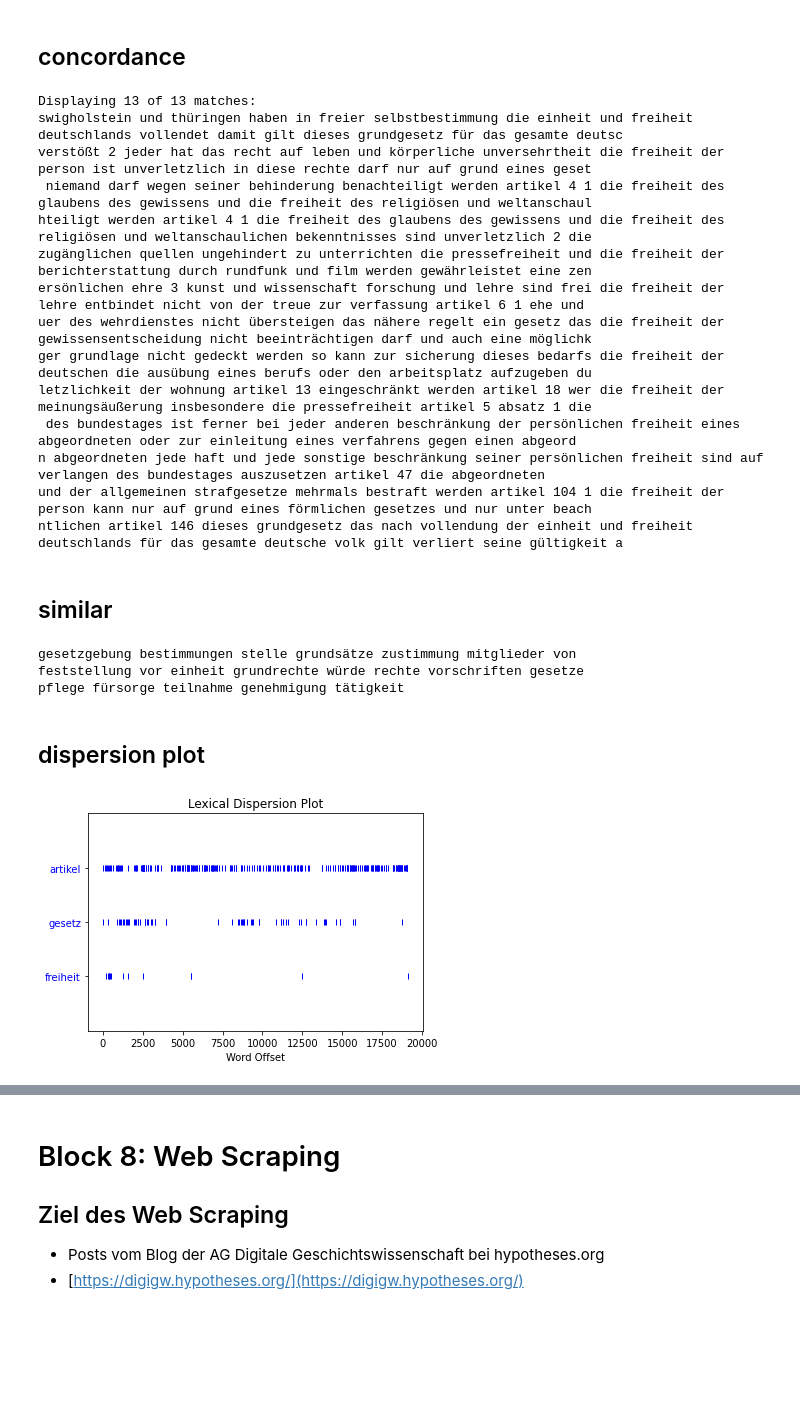
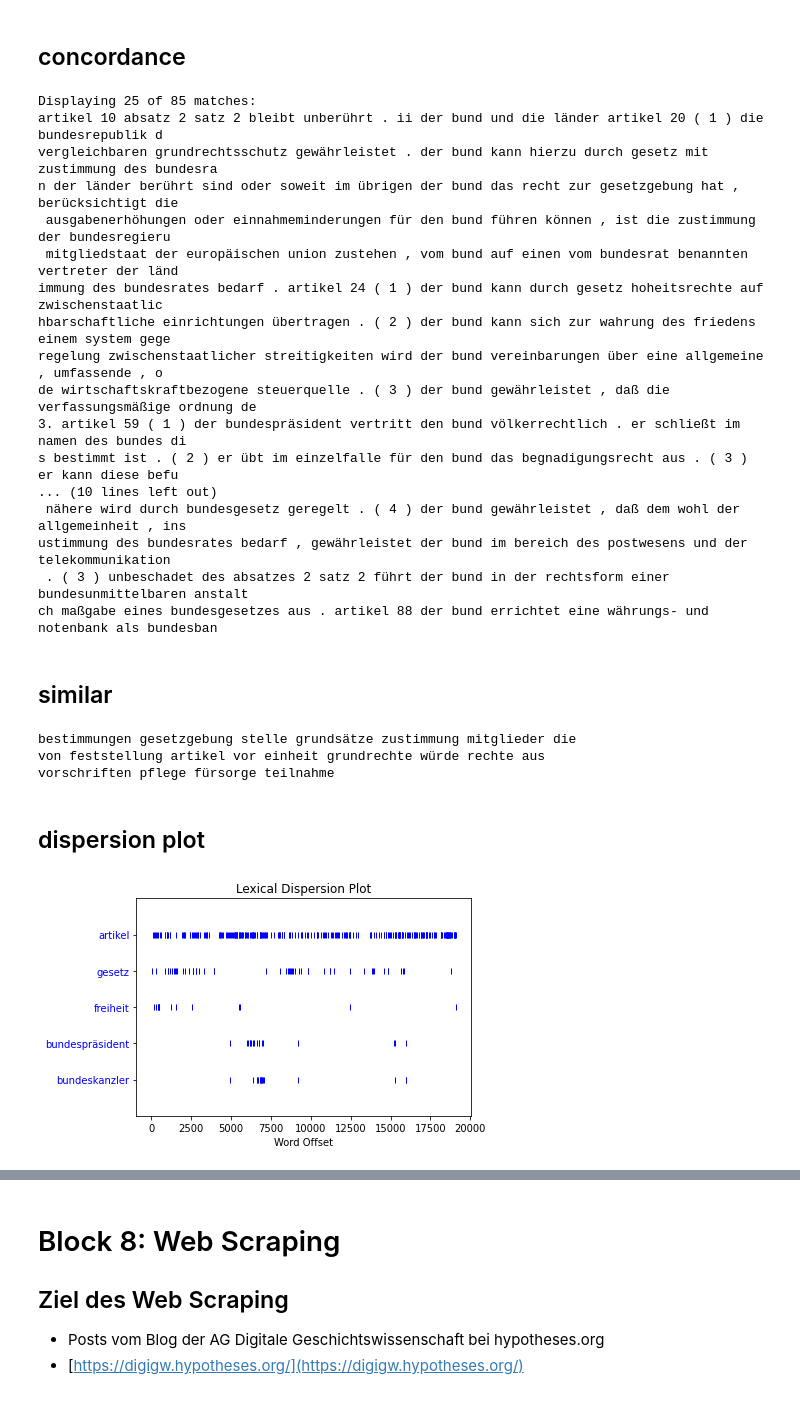
Before and after one commit to martindroege/python-basics-workshop, a Jupyter notebook: master-notebook-python-basics.ipynb, the cells around one changed output, grey strips where cells are left out. Cells and saved outputs as stored; diff of their text form; code cells hidden in the pictures; blank space fills up the shorter version.

```diff
--- a/master-notebook-python-basics.ipynb
+++ b/master-notebook-python-basics.ipynb
@@ -600,10 +630,12 @@ freq.most_common(25)
 ## NLTK
 # %%
 import nltk
+from nltk.tokenize import word_tokenize
+nltk.download('punkt')
 
 with open('grundgesetz.txt', 'r', encoding='utf-8') as infile:
     text_raw = infile.read()
 
 text = text_raw.lower()
-text = text.split()
+text = word_tokenize(text)
 text = nltk.Text(text)
@@ -610,33 +645,36 @@ text = nltk.Text(text)
 # %% [markdown]
 ## concordance
 # %%
-text.concordance("freiheit", width=160)
+text.concordance("bund", width=110)
 # %% [output]
-Displaying 13 of 13 matches:
-swigholstein und thüringen haben in freier selbstbestimmung die einheit und freiheit deutschlands vollendet damit gilt dieses grundgesetz für das gesamte deutsc
-verstößt 2 jeder hat das recht auf leben und körperliche unversehrtheit die freiheit der person ist unverletzlich in diese rechte darf nur auf grund eines geset
- niemand darf wegen seiner behinderung benachteiligt werden artikel 4 1 die freiheit des glaubens des gewissens und die freiheit des religiösen und weltanschaul
-hteiligt werden artikel 4 1 die freiheit des glaubens des gewissens und die freiheit des religiösen und weltanschaulichen bekenntnisses sind unverletzlich 2 die
-zugänglichen quellen ungehindert zu unterrichten die pressefreiheit und die freiheit der berichterstattung durch rundfunk und film werden gewährleistet eine zen
-ersönlichen ehre 3 kunst und wissenschaft forschung und lehre sind frei die freiheit der lehre entbindet nicht von der treue zur verfassung artikel 6 1 ehe und
-uer des wehrdienstes nicht übersteigen das nähere regelt ein gesetz das die freiheit der gewissensentscheidung nicht beeinträchtigen darf und auch eine möglichk
-ger grundlage nicht gedeckt werden so kann zur sicherung dieses bedarfs die freiheit der deutschen die ausübung eines berufs oder den arbeitsplatz aufzugeben du
-letzlichkeit der wohnung artikel 13 eingeschränkt werden artikel 18 wer die freiheit der meinungsäußerung insbesondere die pressefreiheit artikel 5 absatz 1 die
- des bundestages ist ferner bei jeder anderen beschränkung der persönlichen freiheit eines abgeordneten oder zur einleitung eines verfahrens gegen einen abgeord
-n abgeordneten jede haft und jede sonstige beschränkung seiner persönlichen freiheit sind auf verlangen des bundestages auszusetzen artikel 47 die abgeordneten
-und der allgemeinen strafgesetze mehrmals bestraft werden artikel 104 1 die freiheit der person kann nur auf grund eines förmlichen gesetzes und nur unter beach
-ntlichen artikel 146 dieses grundgesetz das nach vollendung der einheit und freiheit deutschlands für das gesamte deutsche volk gilt verliert seine gültigkeit a
+Displaying 25 of 85 matches:
+artikel 10 absatz 2 satz 2 bleibt unberührt . ii der bund und die länder artikel 20 ( 1 ) die bundesrepublik d
+vergleichbaren grundrechtsschutz gewährleistet . der bund kann hierzu durch gesetz mit zustimmung des bundesra
+n der länder berührt sind oder soweit im übrigen der bund das recht zur gesetzgebung hat , berücksichtigt die
+ ausgabenerhöhungen oder einnahmeminderungen für den bund führen können , ist die zustimmung der bundesregieru
+ mitgliedstaat der europäischen union zustehen , vom bund auf einen vom bundesrat benannten vertreter der länd
+immung des bundesrates bedarf . artikel 24 ( 1 ) der bund kann durch gesetz hoheitsrechte auf zwischenstaatlic
+hbarschaftliche einrichtungen übertragen . ( 2 ) der bund kann sich zur wahrung des friedens einem system gege
+regelung zwischenstaatlicher streitigkeiten wird der bund vereinbarungen über eine allgemeine , umfassende , o
+de wirtschaftskraftbezogene steuerquelle . ( 3 ) der bund gewährleistet , daß die verfassungsmäßige ordnung de
+3. artikel 59 ( 1 ) der bundespräsident vertritt den bund völkerrechtlich . er schließt im namen des bundes di
+s bestimmt ist . ( 2 ) er übt im einzelfalle für den bund das begnadigungsrecht aus . ( 3 ) er kann diese befu
+... (10 lines left out)
+ nähere wird durch bundesgesetz geregelt . ( 4 ) der bund gewährleistet , daß dem wohl der allgemeinheit , ins
+ustimmung des bundesrates bedarf , gewährleistet der bund im bereich des postwesens und der telekommunikation
+ . ( 3 ) unbeschadet des absatzes 2 satz 2 führt der bund in der rechtsform einer bundesunmittelbaren anstalt
+ch maßgabe eines bundesgesetzes aus . artikel 88 der bund errichtet eine währungs- und notenbank als bundesban
 # %% [markdown]
 ## similar
 # %%
 text.similar("freiheit")
 # %% [output]
-gesetzgebung bestimmungen stelle grundsätze zustimmung mitglieder von
-feststellung vor einheit grundrechte würde rechte vorschriften gesetze
-pflege fürsorge teilnahme genehmigung tätigkeit
+bestimmungen gesetzgebung stelle grundsätze zustimmung mitglieder die
+von feststellung artikel vor einheit grundrechte würde rechte aus
+vorschriften pflege fürsorge teilnahme
 # %% [markdown]
 ## dispersion plot
 # %%
-text.dispersion_plot(["artikel", "gesetz", "freiheit"])
+text.dispersion_plot(["artikel", "gesetz", "freiheit", 'bundespräsident', 'bundeskanzler'])
 # %% [output]
-[figure, old version]
+[figure, new version]
```
Also changed, not shown: parts of 16 cells of this notebook, 9 other files.
